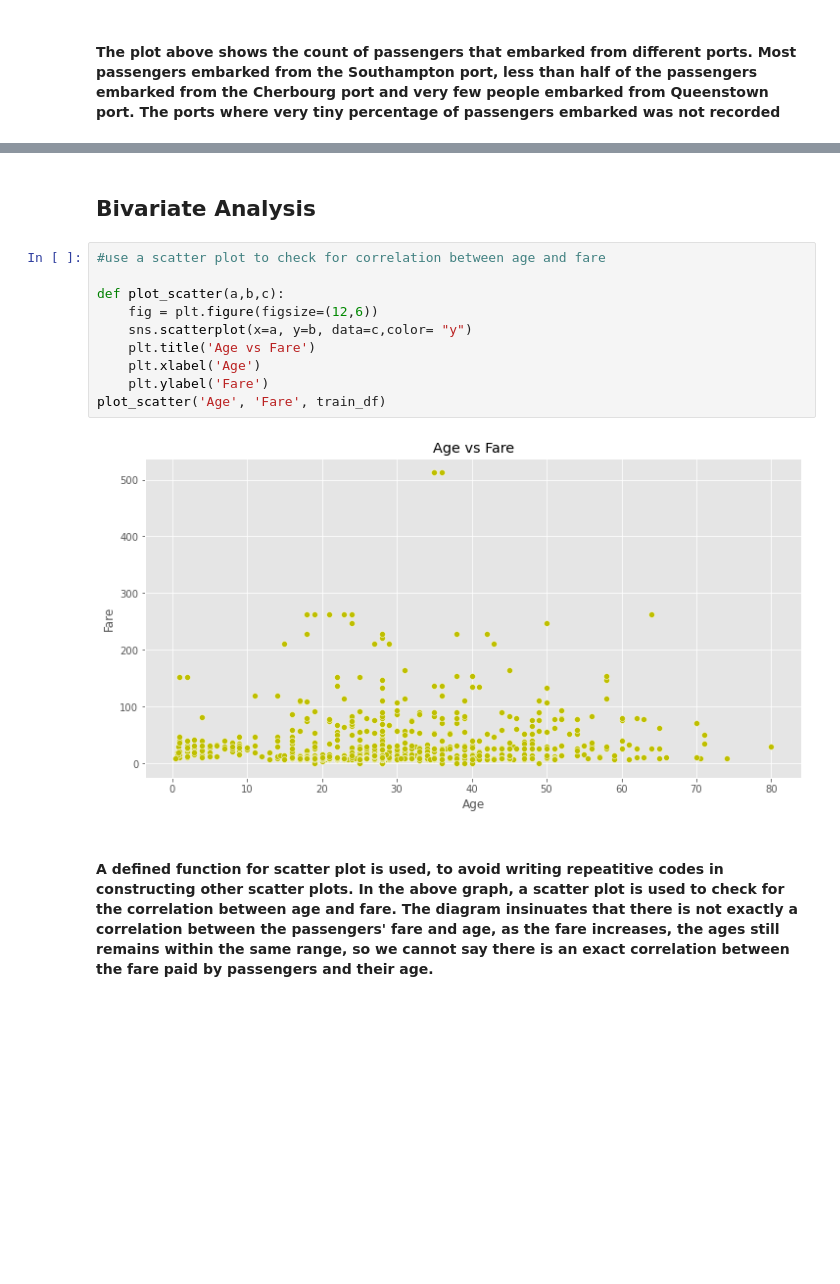
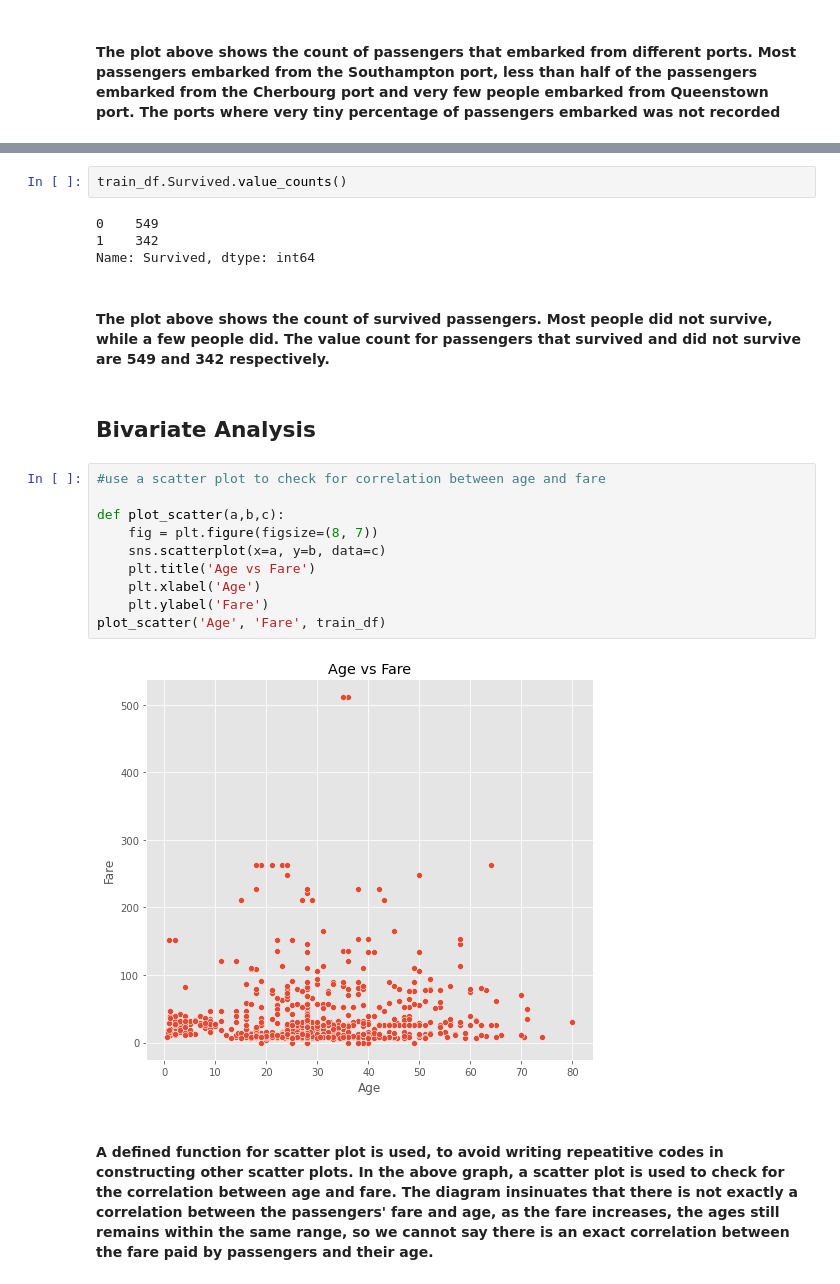
Before and after one commit to Bernice-Akinwande/Kaggle-BIPOC-Mentorship-project, a Jupyter notebook: Titanic Data Analysis .ipynb, the cells around one changed output, grey strips where cells are left out. Drawn from its saved outputs; the diff is of its cells as text; blank space fills up the shorter version.

```diff
--- a/Titanic Data Analysis .ipynb
+++ b/Titanic Data Analysis .ipynb
@@ -237,16 +240,24 @@ plt.title("Fare Distribution");
+# %%
+train_df.Survived.value_counts()
+# %% [output]
+0    549
+1    342
+Name: Survived, dtype: int64
+# %% [markdown]
+#### The plot above shows the count of survived passengers. Most people did not survive, while a few people did.  The value count for  passengers that survived and did not survive are 549 and 342 respectively.
 # %% [markdown]
 ## Bivariate Analysis
 # %%
 #use a scatter plot to check for correlation between age and fare
 
 def plot_scatter(a,b,c):
-    fig = plt.figure(figsize=(12,6))
-    sns.scatterplot(x=a, y=b, data=c,color= "y")
+    fig = plt.figure(figsize=(8, 7))
+    sns.scatterplot(x=a, y=b, data=c)
     plt.title('Age vs Fare')
     plt.xlabel('Age')
     plt.ylabel('Fare')
 plot_scatter('Age', 'Fare', train_df)
 # %% [output]
-[figure, old version]
+[figure, new version]
 # %% [markdown]
 #### A defined function for scatter plot is used, to avoid writing repeatitive codes in constructing other scatter plots. In the above graph, a scatter plot is used to check for the correlation between age and fare. The diagram insinuates that there is not exactly a correlation between the passengers' fare and age, as the fare increases, the ages still remains within the same range, so we cannot say there is an exact correlation between the fare paid by passengers and their age.
```
Also changed, not shown: parts of 45 cells of this notebook.
